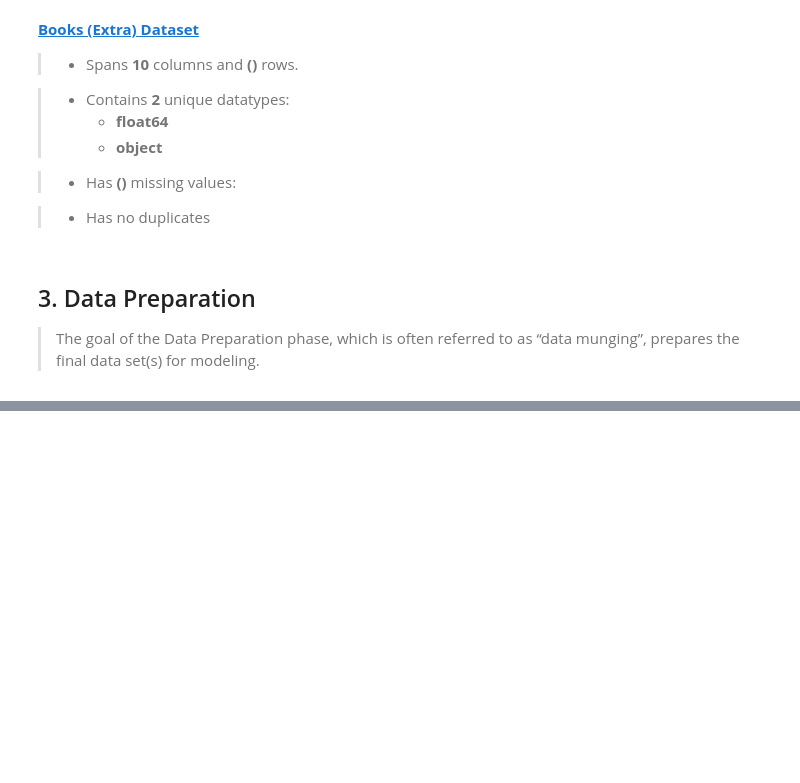
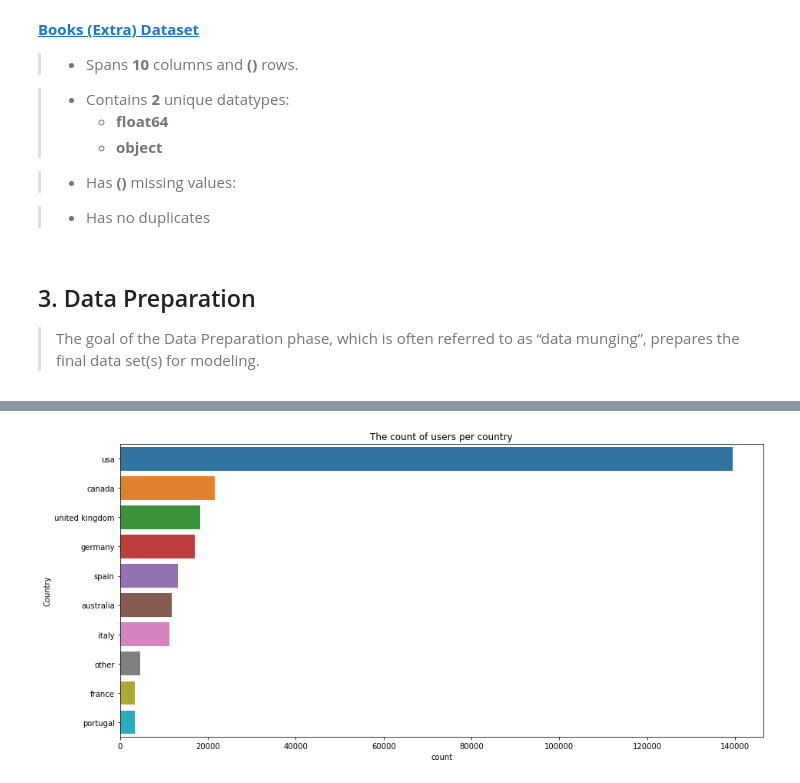
Before and after one commit to Azegele/Phase-5-Project, a Jupyter notebook: index.ipynb, the cells around one changed output, grey strips where cells are left out. Saved outputs shown, nothing was run; the diff lists cells and outputs as text; code cells hidden in the pictures; blank space fills up the shorter version.

```diff
--- a/index.ipynb
+++ b/index.ipynb
@@ -40,9 +40,9 @@ pd.set_option('display.max_colwidth', None)
 #### Load Data
 # %%
 # (Source 1)
-ratings = pd.read_csv("data/BX-Book-Ratings.csv", sep=";", on_bad_lines='skip', encoding="latin-1")
-books = pd.read_csv("data/BX-Books.csv", sep=";", on_bad_lines='skip', encoding="latin-1")
-users = pd.read_csv("data/BX-Users.csv", sep=";", on_bad_lines='skip', encoding="latin-1")
+ratings = pd.read_csv("data/BX-Book-Ratings.csv", sep=";", error_bad_lines=False, encoding="latin-1")
+books = pd.read_csv("data/BX-Books.csv", sep=";", error_bad_lines=False, encoding="latin-1")
+users = pd.read_csv("data/BX-Users.csv", sep=";", error_bad_lines=False, encoding="latin-1")
 
 # (Source 2)
 books_extra = pd.read_csv("data/books.csv", encoding="latin-1")
@@ -442,0 +519,4 @@ There are 0 duplicated records in the DataFrame.
+# %%
+## Drop duplicate rows
+users.drop_duplicates(keep='last', inplace=True)
+users.reset_index(drop=True, inplace=True)
@@ -442,0 +548,17 @@ There are 0 duplicated records in the DataFrame.
+# %%
+def count_plot (country, dataset, heading):
+    """Visualize the countplots of various dataframes with seaborn barplot
+
+    Args:
+        data: dataframe of various columns and their count returned from count_plot function
+
+    Returns:
+        countplot: countplot of columns and their count
+    """
+    plt.figure(figsize=(15,7))
+    sns.countplot(y=country, data=dataset, order=pd.value_counts(dataset[country]).iloc[:10].index);
+    plt.title(heading);
+# %%
+count_plot('Country', users, 'The count of users per country')
+# %% [output]
+[figure, added]
```
Also changed, not shown: parts of 19 cells of this notebook.
